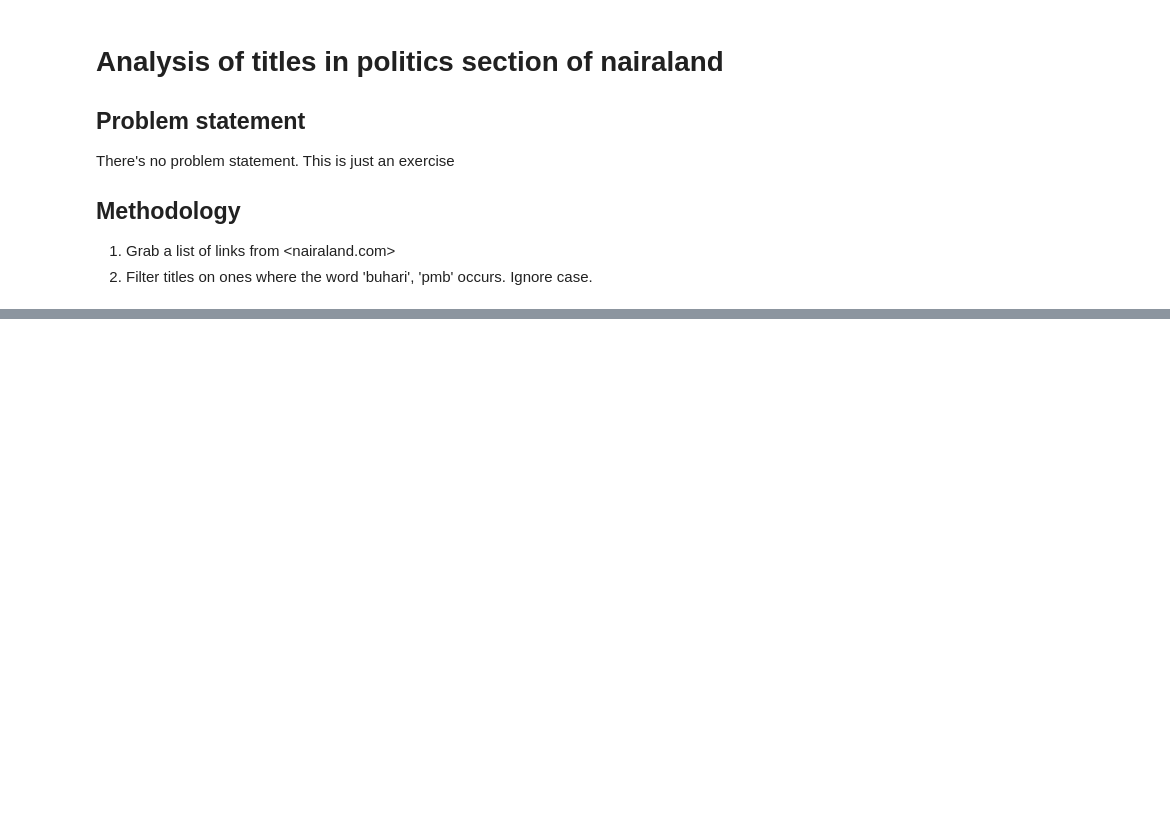
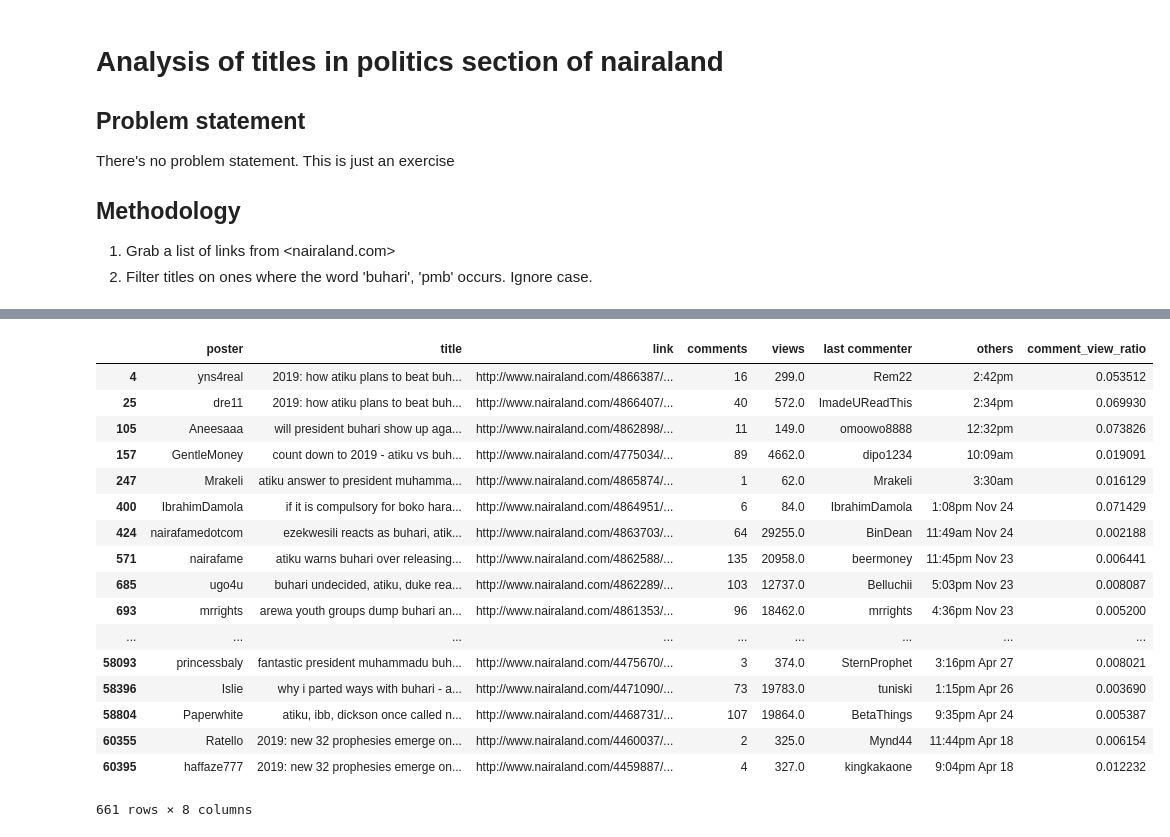
Before and after one commit to chidimo/hack-nairaland, a Jupyter notebook: politics-analysis.ipynb, the cells around one changed output, grey strips where cells are left out. Cells and saved outputs as stored; diff of their text form; code cells hidden in the pictures; blank space fills up the shorter version.

```diff
--- a/politics-analysis.ipynb
+++ b/politics-analysis.ipynb
@@ -54,0 +54,13 @@ df
+# %%
+# Make all the heading lowercase
+df.columns = [x.lower() for x in df.columns]
+
+# convert titles to strings
+df.title = df.title.astype(str)
+df.title = df.title.str.lower()
+
+# Convert the comments and views columns to numbers
+df.views = pd.to_numeric(df.views, errors='coerce')
+df.comments = pd.to_numeric(df.comments, errors='coerce')
+df['comment_view_ratio'] = df['comments'] / df['views']
+df.head(10)
@@ -55,2 +79,28 @@ df
+# %%
+cond1 = df.title.str.contains('buhari')
+cond2 = df.title.str.contains('pmb')
+cond3 = df.title.str.contains('atiku')
+mask = cond1 & cond3
+# %%
+df[mask]
+# %% [output]
+|  | poster | title | link | comments | views | last commenter | others | comment_view_ratio |
+| 4 | yns4real | 2019: how atiku plans to beat buh... | http://www.nairaland.com/4866387/... | 16 | 299.0 | Rem22 | 2:42pm | 0.053512 |
+| 25 | dre11 | 2019: how atiku plans to beat buh... | http://www.nairaland.com/4866407/... | 40 | 572.0 | ImadeUReadThis | 2:34pm | 0.069930 |
+| 105 | Aneesaaa | will president buhari show up aga... | http://www.nairaland.com/4862898/... | 11 | 149.0 | omoowo8888 | 12:32pm | 0.073826 |
+| 157 | GentleMoney | count down to 2019 - atiku vs buh... | http://www.nairaland.com/4775034/... | 89 | 4662.0 | dipo1234 | 10:09am | 0.019091 |
+| 247 | Mrakeli | atiku answer to president muhamma... | http://www.nairaland.com/4865874/... | 1 | 62.0 | Mrakeli | 3:30am | 0.016129 |
+| 400 | IbrahimDamola | if it is compulsory for boko hara... | http://www.nairaland.com/4864951/... | 6 | 84.0 | IbrahimDamola | 1:08pm Nov 24 | 0.071429 |
+| 424 | nairafamedotcom | ezekwesili reacts as buhari, atik... | http://www.nairaland.com/4863703/... | 64 | 29255.0 | BinDean | 11:49am Nov 24 | 0.002188 |
+| 571 | nairafame | atiku warns buhari over releasing... | http://www.nairaland.com/4862588/... | 135 | 20958.0 | beermoney | 11:45pm Nov 23 | 0.006441 |
+| 685 | ugo4u | buhari undecided, atiku, duke rea... | http://www.nairaland.com/4862289/... | 103 | 12737.0 | Belluchii | 5:03pm Nov 23 | 0.008087 |
+| 693 | mrrights | arewa youth groups dump buhari an... | http://www.nairaland.com/4861353/... | 96 | 18462.0 | mrrights | 4:36pm Nov 23 | 0.005200 |
+| ... | ... | ... | ... | ... | ... | ... | ... | ... |
+| 58093 | princessbaly | fantastic president muhammadu buh... | http://www.nairaland.com/4475670/... | 3 | 374.0 | SternProphet | 3:16pm Apr 27 | 0.008021 |
+| 58396 | Islie | why i parted ways with buhari - a... | http://www.nairaland.com/4471090/... | 73 | 19783.0 | tuniski | 1:15pm Apr 26 | 0.003690 |
+| 58804 | Paperwhite | atiku, ibb, dickson once called n... | http://www.nairaland.com/4468731/... | 107 | 19864.0 | BetaThings | 9:35pm Apr 24 | 0.005387 |
+| 60355 | Ratello | 2019: new 32 prophesies emerge on... | http://www.nairaland.com/4460037/... | 2 | 325.0 | Mynd44 | 11:44pm Apr 18 | 0.006154 |
+| 60395 | haffaze777 | 2019: new 32 prophesies emerge on... | http://www.nairaland.com/4459887/... | 4 | 327.0 | kingkakaone | 9:04pm Apr 18 | 0.012232 |
+661 rows × 8 columns
 # %%
 df.style.set_properties(**{'text-align': 'left', 'background-color': '#DF691A', 'color' : 'white', 'font-size' : '125%'})
```
Also changed, not shown: parts of 6 cells of this notebook, 4 other files.
